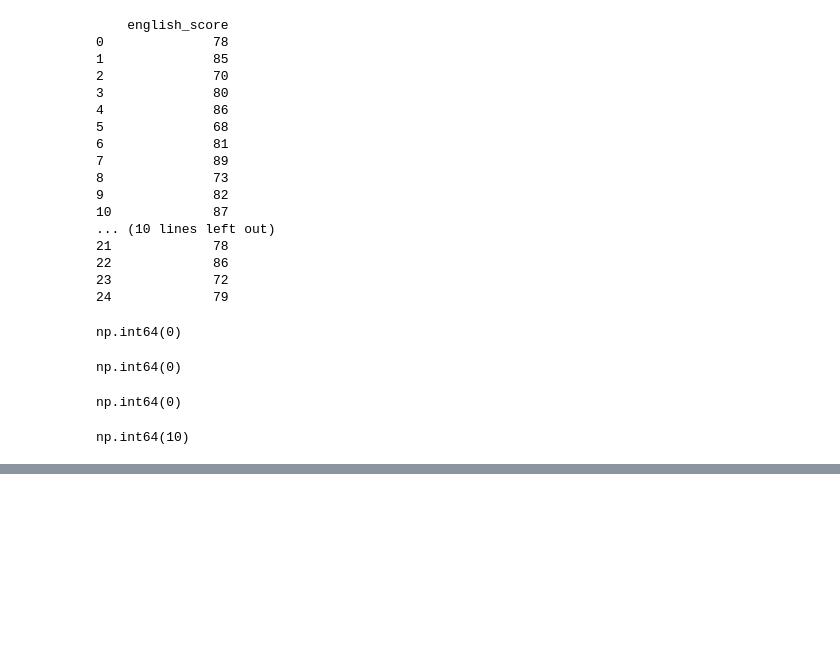
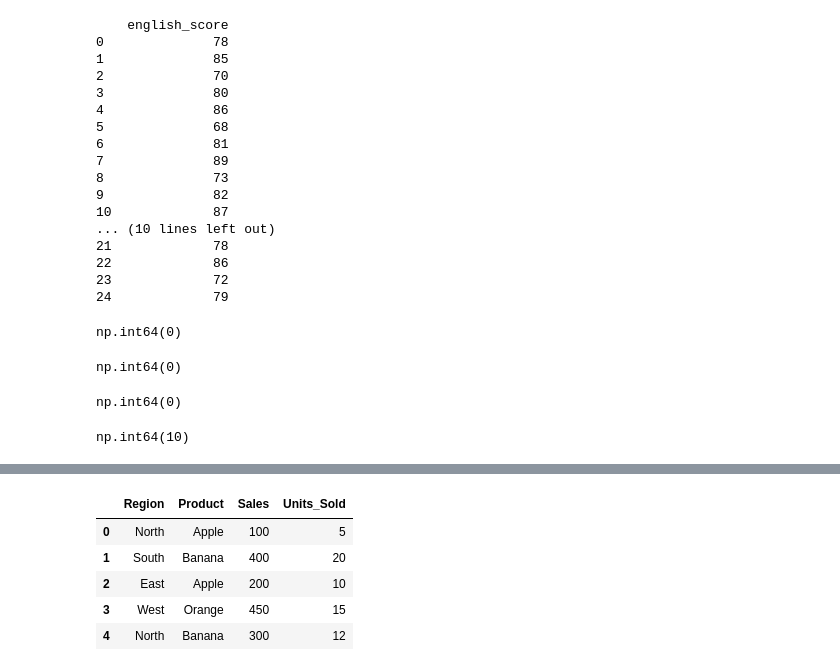
Before and after one commit to parshant44/python-learning, a Jupyter notebook: pandas.ipynb, the cells around one changed output, grey strips where cells are left out. Saved outputs shown, nothing was run; the diff lists cells and outputs as text; code cells hidden in the pictures; blank space fills up the shorter version.

```diff
--- a/pandas.ipynb
+++ b/pandas.ipynb
@@ -589,0 +651,19 @@ p = data[(data['payment_method'] == 'Credit Card') & (data['subscription_plan']
+# %%
+import pandas as pd
+
+# Create the sample dataset
+data = {
+    'Region': ['North', 'South', 'East', 'West', 'North', 'South', 'East', 'West', 'North', 'East'],
+    'Product': ['Apple', 'Banana', 'Apple', 'Orange', 'Banana', 'Apple', 'Orange', 'Banana', 'Apple', 'Banana'],
+    'Sales': [100, 400, 200, 450, 300, 150, 350, 500, 250, 420],
+    'Units_Sold': [5, 20, 10, 15, 12, 8, 14, 25, 10, 18]
+}
+df = pd.DataFrame(data)
+df.head()
+# %% [output]
+|  | Region | Product | Sales | Units_Sold |
+| 0 | North | Apple | 100 | 5 |
+| 1 | South | Banana | 400 | 20 |
+| 2 | East | Apple | 200 | 10 |
+| 3 | West | Orange | 450 | 15 |
+| 4 | North | Banana | 300 | 12 |
```
Also changed, not shown: parts of 3 cells of this notebook, 3 other files.
